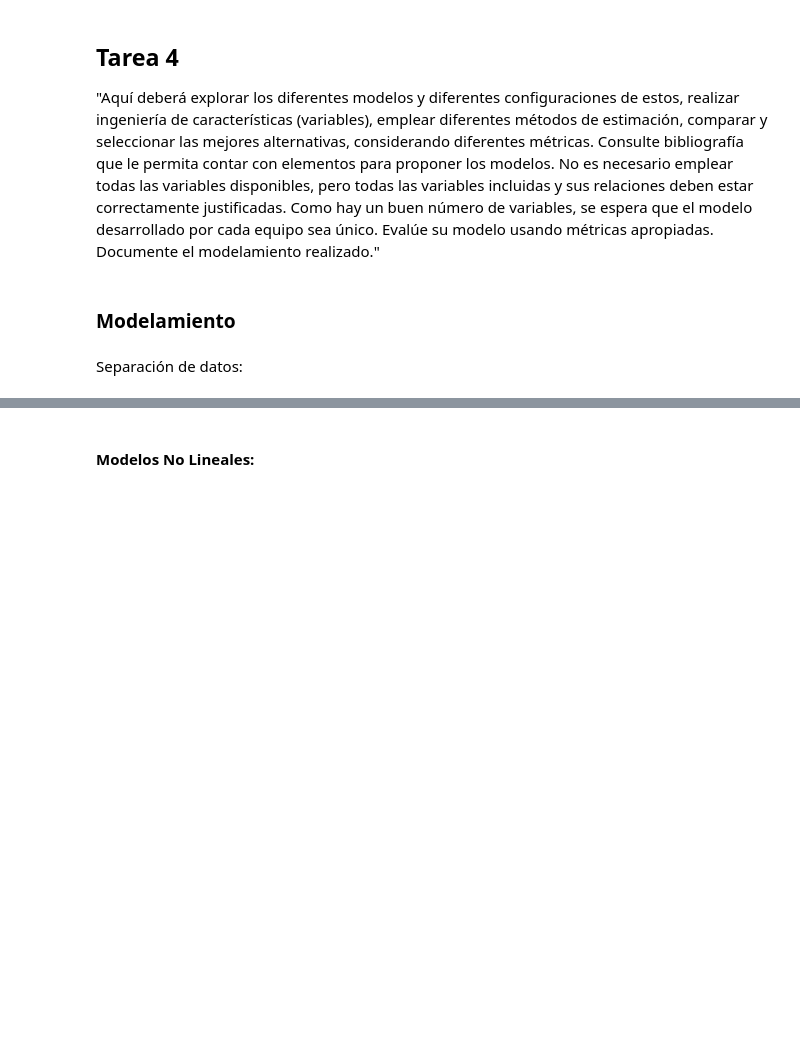
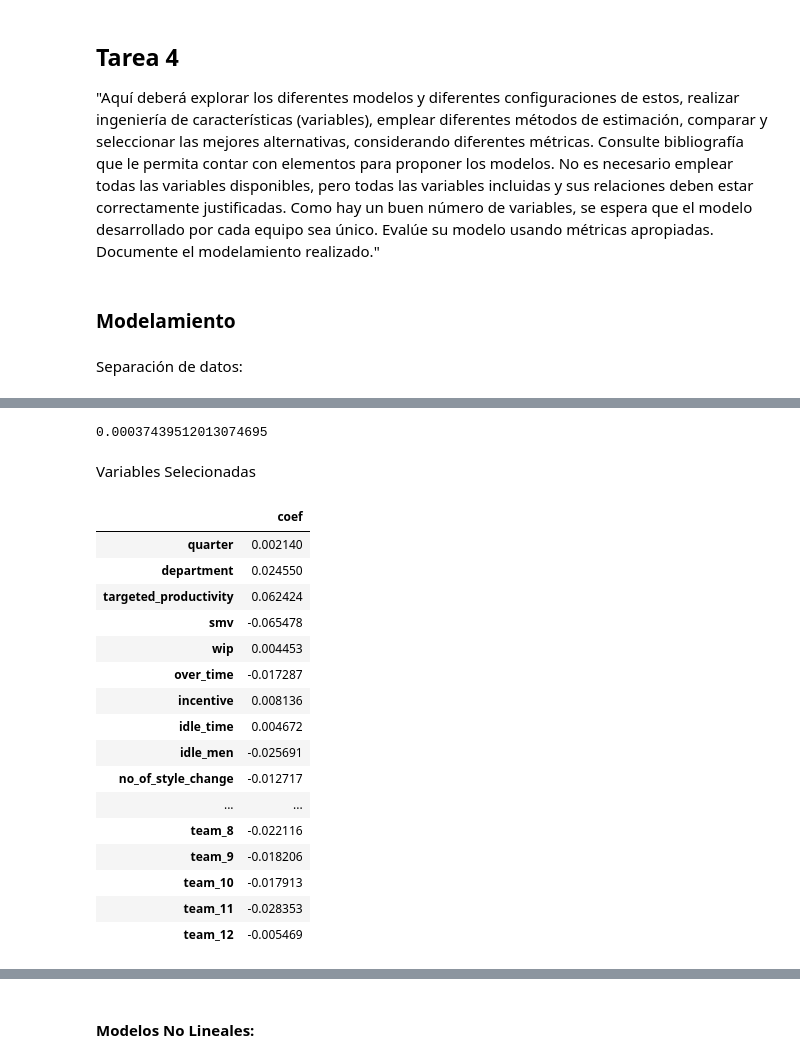
Before and after one commit to cduquee/taller-productividad-manufactura, a Jupyter notebook: codigo.ipynb, the cells around one changed output, grey strips where cells are left out. Cells and saved outputs as stored; diff of their text form; code cells hidden in the pictures; blank space fills up the shorter version.

```diff
--- a/codigo.ipynb
+++ b/codigo.ipynb
@@ -681,10 +681,15 @@ métricas apropiadas. Documente el modelamiento realizado."
 Separación de datos:
 # %%
 from sklearn.model_selection import train_test_split
+from sklearn.preprocessing import StandardScaler
+
+scale = StandardScaler()
 
 # Dividir el conjunto de datos en características y variable objetivo
 X = data.drop(columns=['actual_productivity'])
 Y = data['actual_productivity']
+X_scale = scale.fit_transform(X)
+
 
 # Dividir los datos en conjunto de entrenamiento y prueba
 X_train, X_test, y_train, y_test = train_test_split(X, Y, test_size=0.2, random_state=42)
@@ -718,0 +746,35 @@ R^2 Score: 0.2402
+# %%
+from sklearn.linear_model import RidgeCV, LassoCV, ElasticNetCV
+
+cv_kfold = KFold(n_splits=10, shuffle=True, random_state=42)
+
+# Definir los modelos
+models = {
+    "Lineal": LinearRegression(),
+    "Ridge": RidgeCV(cv=cv_kfold),
+    "Lasso": LassoCV(cv=cv_kfold, max_iter=10000),
+    "ElasticNet": ElasticNetCV(cv=cv_kfold, max_iter=10000)
+}
+trained_models = {}
+for name, model in models.items():
+
+    # Entrenar el modelo
+    model.fit(X_scale, Y)
+
+    trained_models[name] = model
+
+    scores = cross_validate(model, X_scale, Y, cv=cv_kfold, scoring=['neg_mean_squared_error','neg_mean_absolute_error','r2'])
+
+    # Calcular métricas
+    mse = -scores['test_neg_mean_squared_error'].mean()
+    rmse = np.sqrt(mse)
+    mae = -scores['test_neg_mean_absolute_error'].mean()
+    r2 = scores['test_r2'].mean()
+
+    # Imprimir reporte
+    print(f"Modelo: {name}")
+    print(f"Mean Squared Error (MSE): {mse:.4f}")
+    print(f"Root Mean Squared Error (RMSE): {rmse:.4f}")
+    print(f"Mean Absolute Error (MAE): {mae:.4f}")
+    print(f"R^2 Score: {r2:.4f}")
+    print("-" * 30)
@@ -718,0 +799,28 @@ R^2 Score: 0.2402
+# %%
+lasso_cv = trained_models['Lasso']
+lasso_cv.alpha_
+# %% [output]
+0.00037439512013074695
+# %% [markdown]
+Variables Selecionadas
+# %%
+coef_tbl = pd.DataFrame(trained_models['Lasso'].coef_, X.columns, columns=['coef'])
+coef_tbl[coef_tbl['coef']!=0]
+# %% [output]
+|  | coef |
+| quarter | 0.002140 |
+| department | 0.024550 |
+| targeted_productivity | 0.062424 |
+| smv | -0.065478 |
+| wip | 0.004453 |
+| over_time | -0.017287 |
+| incentive | 0.008136 |
+| idle_time | 0.004672 |
+| idle_men | -0.025691 |
+| no_of_style_change | -0.012717 |
+| ... | ... |
+| team_8 | -0.022116 |
+| team_9 | -0.018206 |
+| team_10 | -0.017913 |
+| team_11 | -0.028353 |
+| team_12 | -0.005469 |
```
Also changed, not shown: parts of 20 cells of this notebook.
